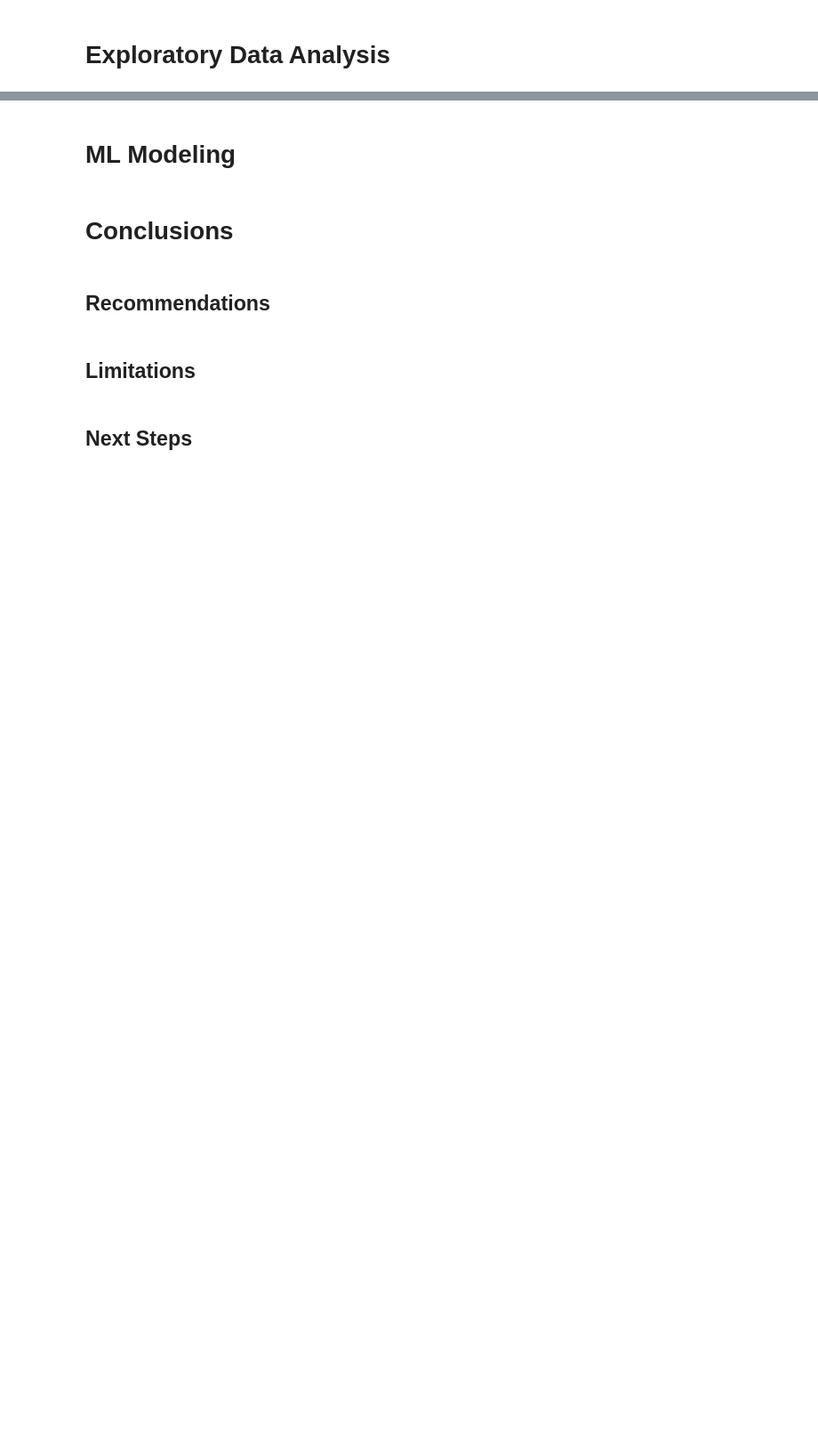
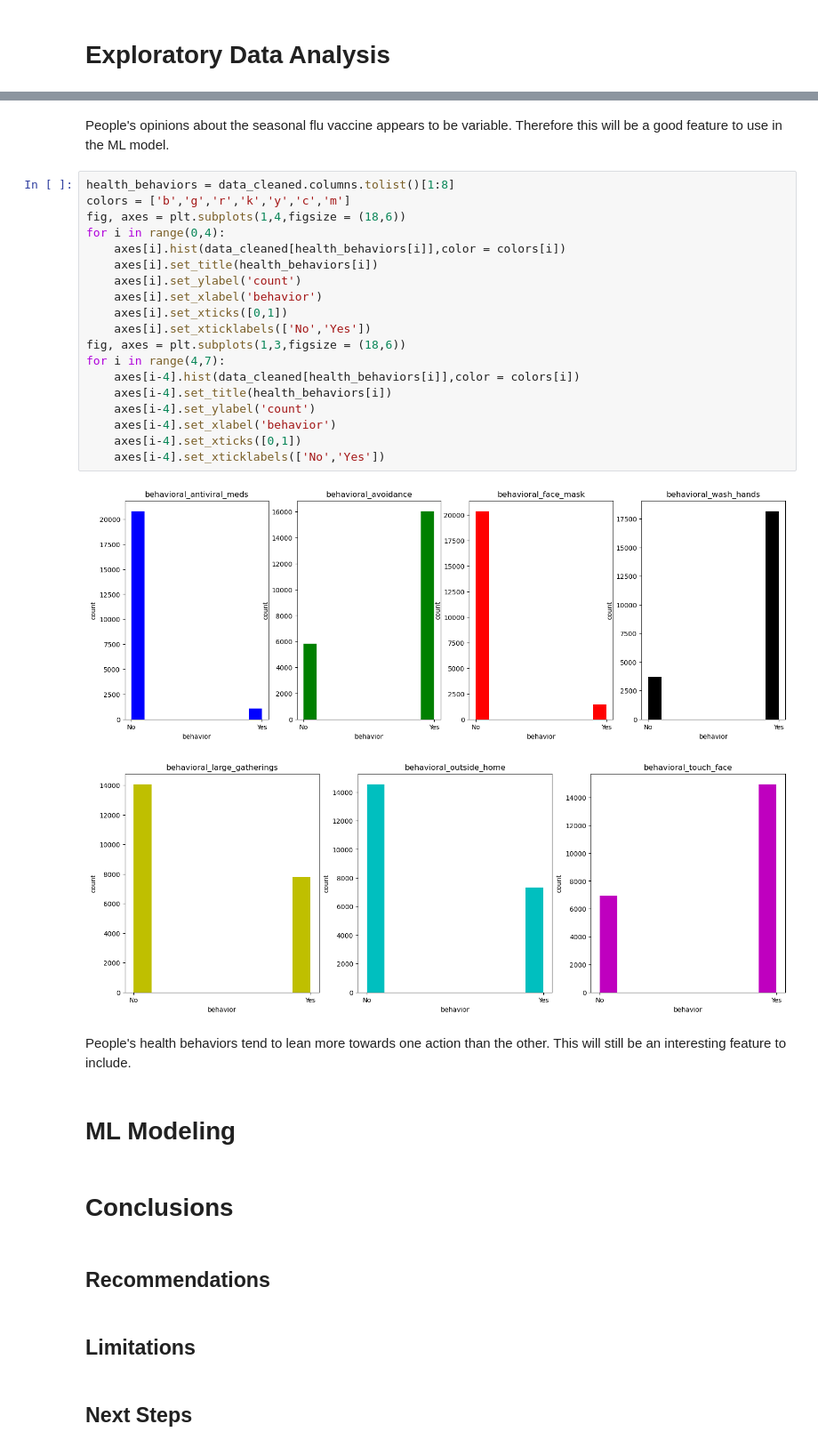
Before and after one commit to mkearns17/Flu-Vaccine-Classification, a Jupyter notebook: jupyter_notebook.ipynb, the cells around one changed output, grey strips where cells are left out. Shown at 89% size. Drawn from its saved outputs; the diff is of its cells as text; blank space fills up the shorter version.

```diff
--- a/jupyter_notebook.ipynb
+++ b/jupyter_notebook.ipynb
@@ -42,3 +96,29 @@ df
+# %% [markdown]
+People's opinions about the seasonal flu vaccine appears to be variable. Therefore this will be a good feature to use in the ML model.
+# %%
+health_behaviors = data_cleaned.columns.tolist()[1:8]
+colors = ['b','g','r','k','y','c','m']
+fig, axes = plt.subplots(1,4,figsize = (18,6))
+for i in range(0,4):
+    axes[i].hist(data_cleaned[health_behaviors[i]],color = colors[i])
+    axes[i].set_title(health_behaviors[i])
+    axes[i].set_ylabel('count')
+    axes[i].set_xlabel('behavior')
+    axes[i].set_xticks([0,1])
+    axes[i].set_xticklabels(['No','Yes'])
+fig, axes = plt.subplots(1,3,figsize = (18,6))
+for i in range(4,7):
+    axes[i-4].hist(data_cleaned[health_behaviors[i]],color = colors[i])
+    axes[i-4].set_title(health_behaviors[i])
+    axes[i-4].set_ylabel('count')
+    axes[i-4].set_xlabel('behavior')
+    axes[i-4].set_xticks([0,1])
+    axes[i-4].set_xticklabels(['No','Yes'])
+# %% [output]
+[figure, added]
+[figure, added]
+# %% [markdown]
+People's health behaviors tend to lean more towards one action than the other. This will still be an interesting feature to include.
 # %% [markdown]
 # ML Modeling
 # %% [markdown]
```
Also changed, not shown: parts of 12 cells of this notebook.
